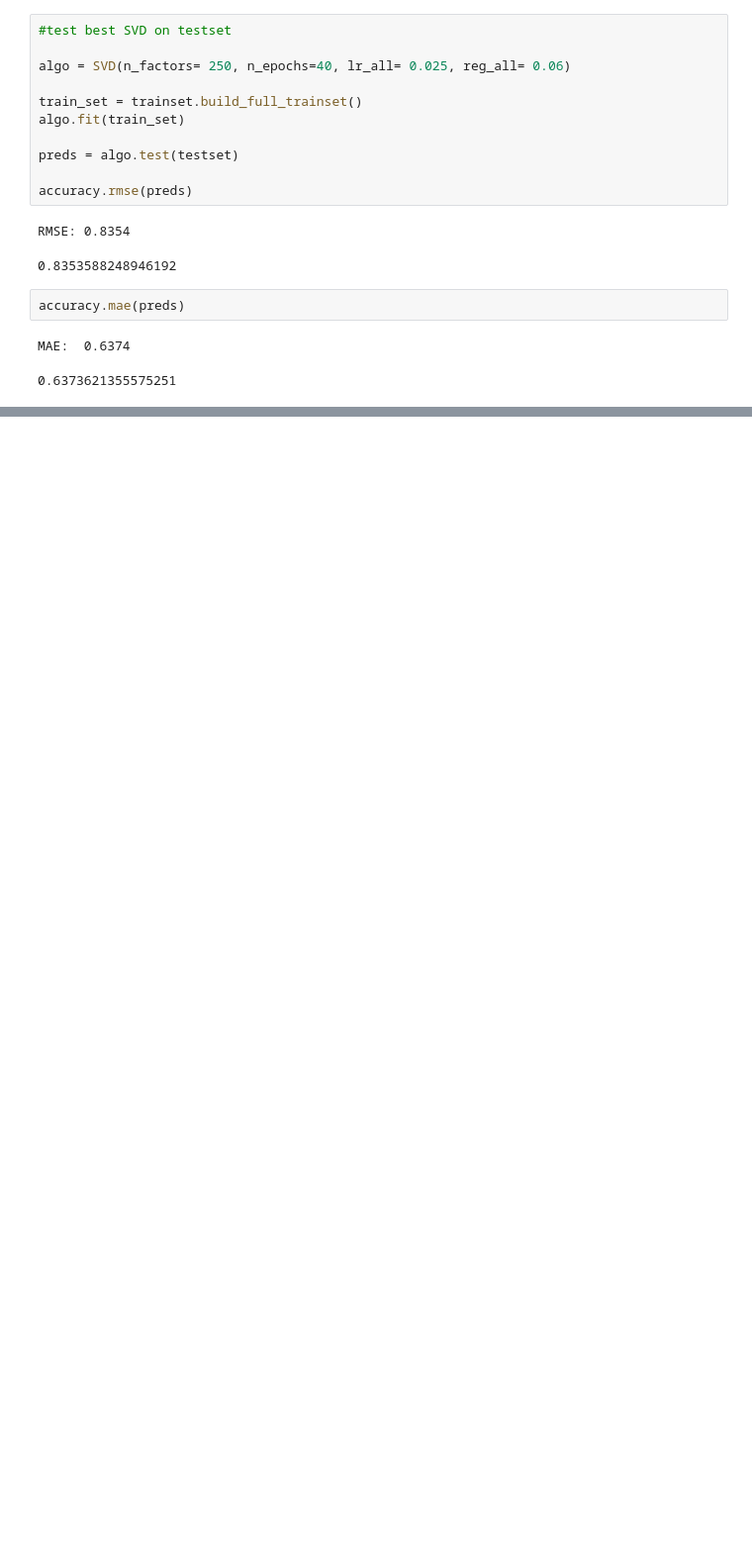
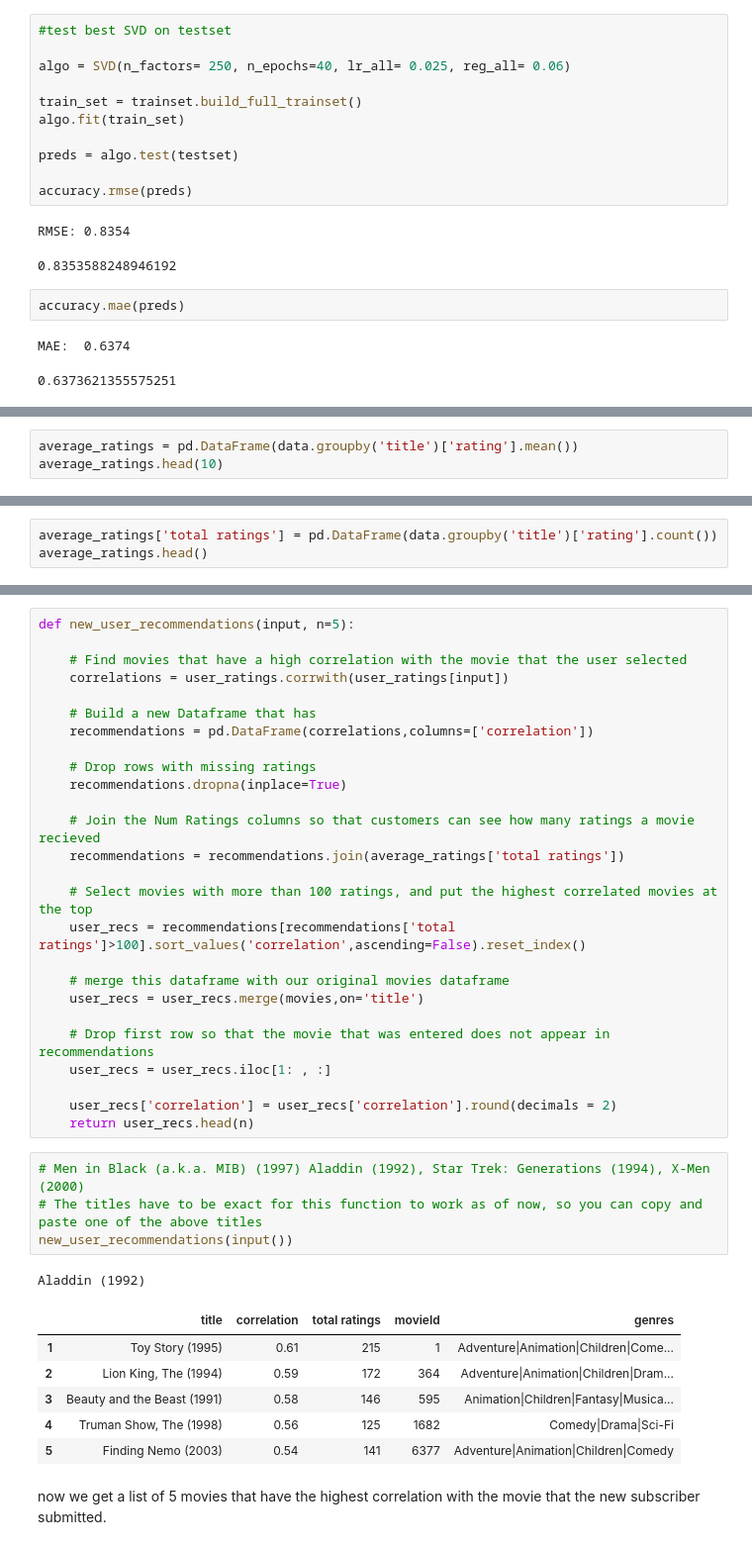
Before and after one commit to wharr1203/Chimera-Movie-Recommendations, a Jupyter notebook: Main_notebook_start.ipynb, the cells around one changed output, grey strips where cells are left out. Shown at 99% size. Cells and saved outputs as stored; diff of their text form; blank space fills up the shorter version.

```diff
--- a/Main_notebook_start.ipynb
+++ b/Main_notebook_start.ipynb
@@ -221,0 +365,3 @@ MAE:  0.6374
+# %%
+average_ratings = pd.DataFrame(data.groupby('title')['rating'].mean())
+average_ratings.head(10)
@@ -221,0 +383,3 @@ MAE:  0.6374
+# %%
+average_ratings['total ratings'] = pd.DataFrame(data.groupby('title')['rating'].count())
+average_ratings.head()
@@ -221,0 +429,40 @@ MAE:  0.6374
+# %%
+def new_user_recommendations(input, n=5):
+
+    # Find movies that have a high correlation with the movie that the user selected
+    correlations = user_ratings.corrwith(user_ratings[input])
+
+    # Build a new Dataframe that has
+    recommendations = pd.DataFrame(correlations,columns=['correlation'])
+
+    # Drop rows with missing ratings
+    recommendations.dropna(inplace=True)
+
+    # Join the Num Ratings columns so that customers can see how many ratings a movie recieved
+    recommendations = recommendations.join(average_ratings['total ratings'])
+
+    # Select movies with more than 100 ratings, and put the highest correlated movies at the top
+    user_recs = recommendations[recommendations['total ratings']>100].sort_values('correlation',ascending=False).reset_index()
+
+    # merge this dataframe with our original movies dataframe
+    user_recs = user_recs.merge(movies,on='title')
+
+    # Drop first row so that the movie that was entered does not appear in recommendations
+    user_recs = user_recs.iloc[1: , :]
+
+    user_recs['correlation'] = user_recs['correlation'].round(decimals = 2)
+    return user_recs.head(n)
+# %%
+# Men in Black (a.k.a. MIB) (1997) Aladdin (1992), Star Trek: Generations (1994), X-Men (2000)
+# The titles have to be exact for this function to work as of now, so you can copy and paste one of the above titles
+new_user_recommendations(input())
+# %% [output]
+Aladdin (1992)
+|  | title | correlation | total ratings | movieId | genres |
+| 1 | Toy Story (1995) | 0.61 | 215 | 1 | Adventure|Animation|Children|Come... |
+| 2 | Lion King, The (1994) | 0.59 | 172 | 364 | Adventure|Animation|Children|Dram... |
+| 3 | Beauty and the Beast (1991) | 0.58 | 146 | 595 | Animation|Children|Fantasy|Musica... |
+| 4 | Truman Show, The (1998) | 0.56 | 125 | 1682 | Comedy|Drama|Sci-Fi |
+| 5 | Finding Nemo (2003) | 0.54 | 141 | 6377 | Adventure|Animation|Children|Comedy |
+# %% [markdown]
+now we get a list of 5 movies that have the highest correlation with the movie that the new subscriber submitted.
```
Also changed, not shown: parts of 34 cells of this notebook.
